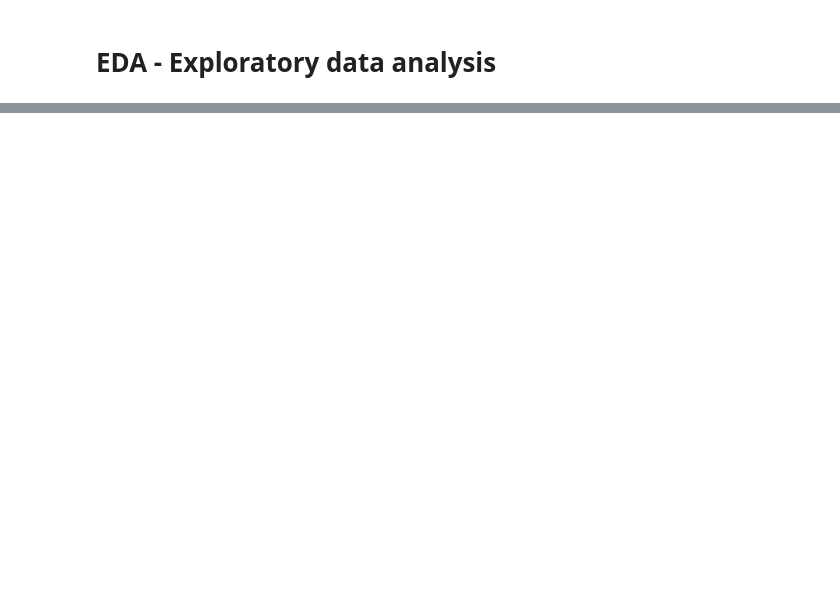
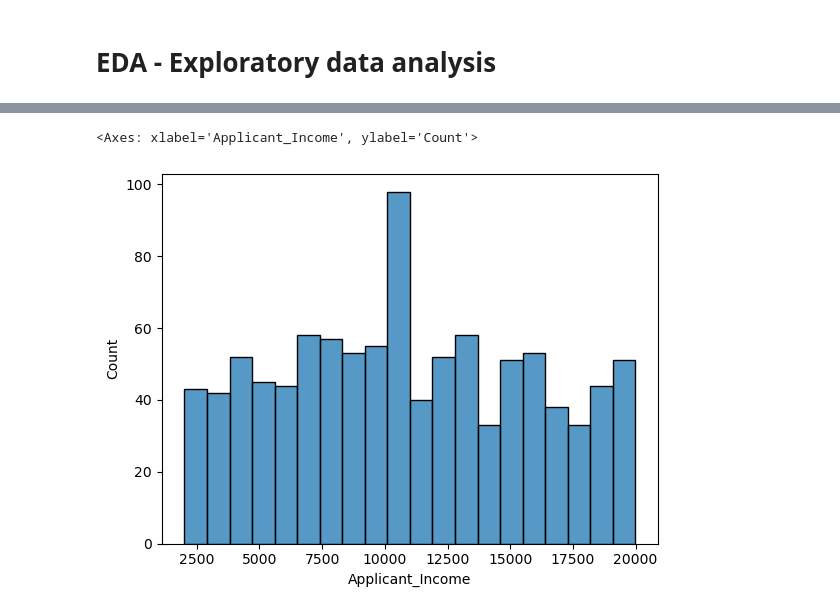
Before and after one commit to hamzamalik80/CreditWise-loan-system, a Jupyter notebook: main.ipynb, the cells around one changed output, grey strips where cells are left out. Saved outputs shown, nothing was run; the diff lists cells and outputs as text; code cells hidden in the pictures; blank space fills up the shorter version.

Commit message:
Perform exploratory data analysis and feature selection

```diff
--- a/main.ipynb
+++ b/main.ipynb
@@ -78,0 +122,11 @@ df[categorical_cols] = cat_imp.fit_transform(df[categorical_cols])
+# %%
+# analyze Income
+
+sns.histplot(
+    data = df,
+    x = "Applicant_Income",
+    bins=20
+)
+# %% [output]
+<Axes: xlabel='Applicant_Income', ylabel='Count'>
+[figure, added]
```
Also changed, not shown: parts of 11 cells of this notebook.
